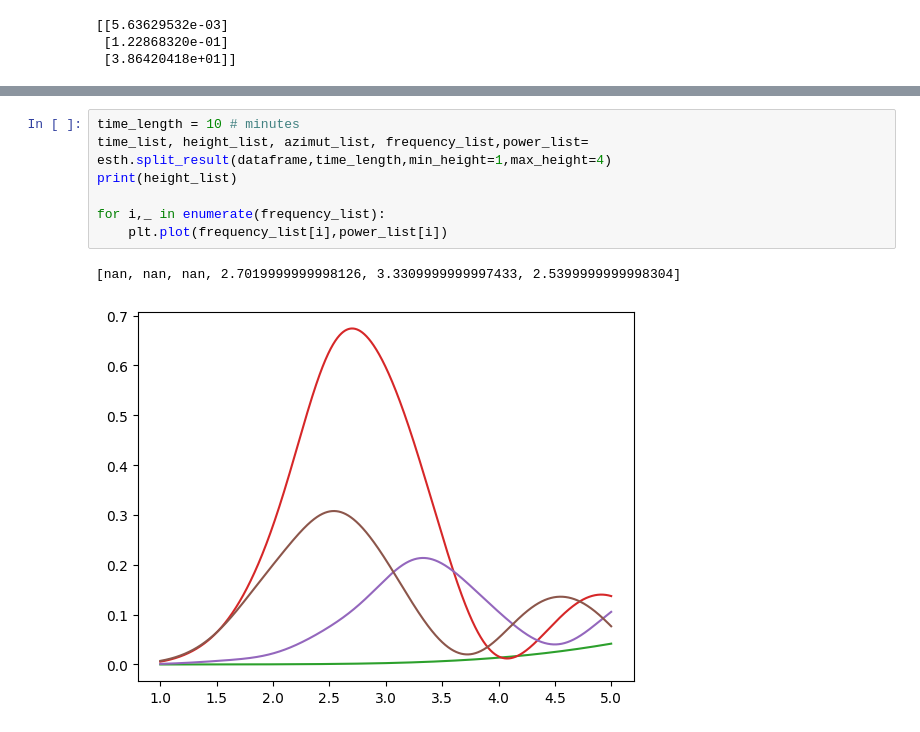
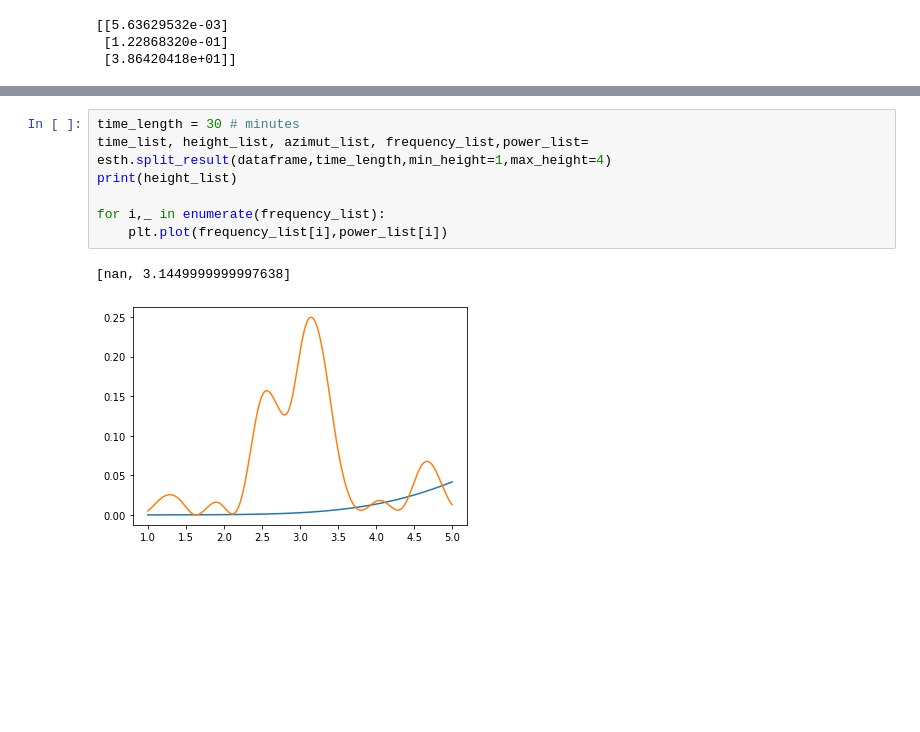
Before and after one commit to ziqing97/gnss_ir_analyze, a Jupyter notebook: src/test_one_satellite_leastsquare.ipynb, the cells around one changed output, grey strips where cells are left out. Saved outputs shown, nothing was run; the diff lists cells and outputs as text; blank space fills up the shorter version.

```diff
--- a/src/test_one_satellite_leastsquare.ipynb
+++ b/src/test_one_satellite_leastsquare.ipynb
@@ -189,13 +189,13 @@ plt.plot(w1,power1)
 # %%
-time_length = 10 # minutes
+time_length = 30 # minutes
 time_list, height_list, azimut_list, frequency_list,power_list= esth.split_result(dataframe,time_length,min_height=1,max_height=4)
 print(height_list)
 
 for i,_ in enumerate(frequency_list):
     plt.plot(frequency_list[i],power_list[i])
 # %% [output]
-[nan, nan, nan, 2.7019999999998126, 3.3309999999997433, 2.5399999999998304]
+[nan, 3.1449999999997638]
-[figure, old version]
+[figure, new version]
 # %%
 plt.scatter(azimut_list,height_list)
 # %% [output]
```
Also changed, not shown: parts of 9 cells of this notebook, 1 other file.
